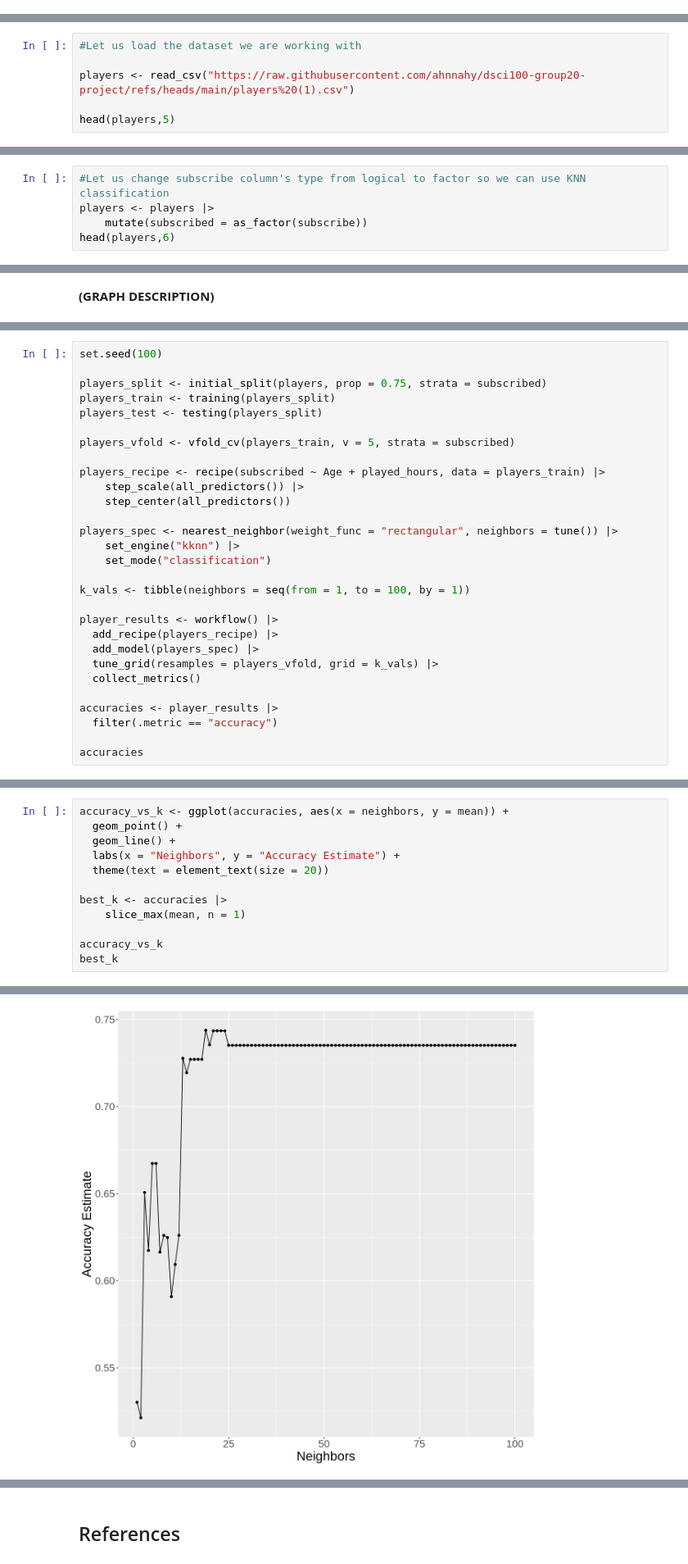
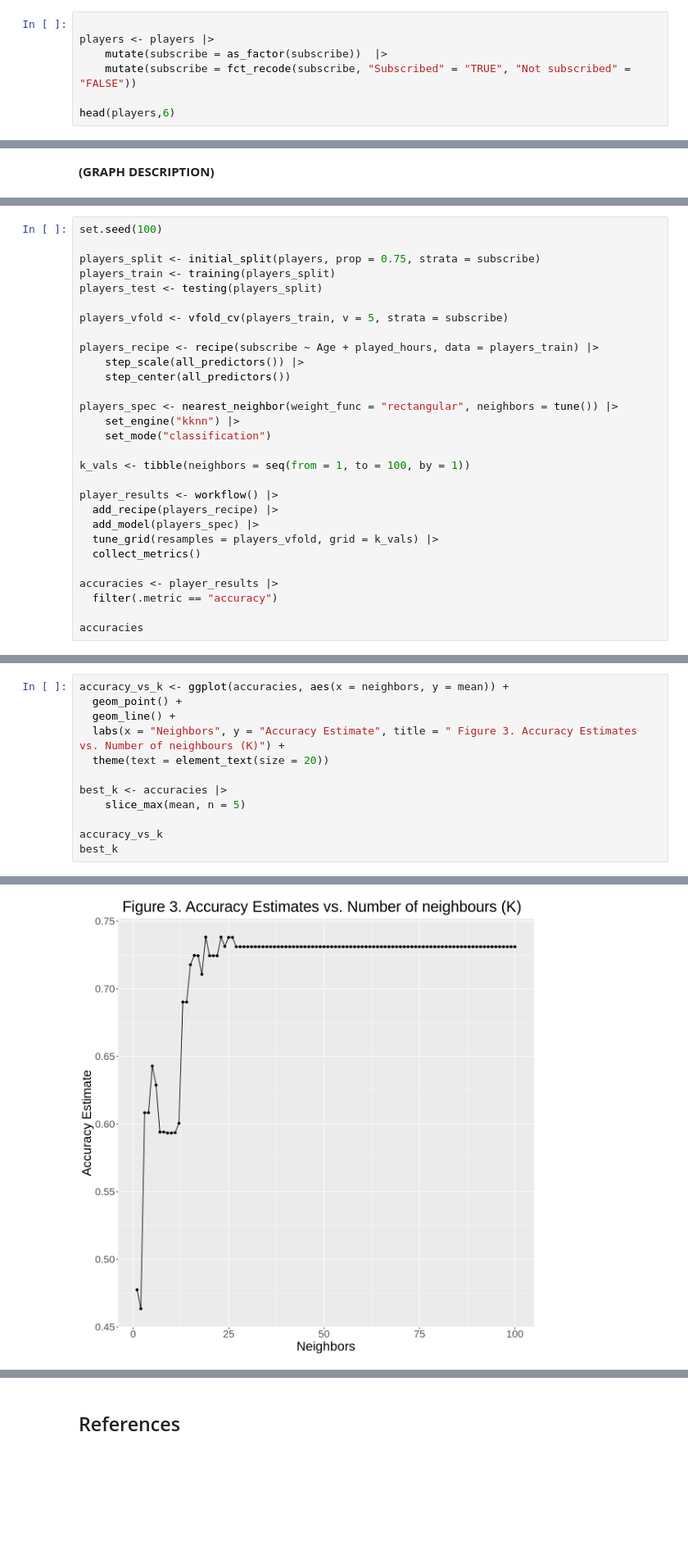
Before and after one commit to ahnnahy/dsci100-group20-project, a Jupyter notebook: Project Final Report.ipynb, the cells around one changed output, grey strips where cells are left out. Shown at 82% size. Drawn from its saved outputs; the diff is of its cells as text; blank space fills up the shorter version.

```diff
--- a/Project Final Report.ipynb
+++ b/Project Final Report.ipynb
@@ -64,0 +67,7 @@ These data, collected from https://plaicraft.ai/, may have potential issues with
+# %%
+
+players <- players |>
+    mutate(subscribe = as_factor(subscribe))  |>
+    mutate(subscribe = fct_recode(subscribe, "Subscribed" = "TRUE", "Not subscribed" = "FALSE"))
+
+head(players,6)
@@ -66,9 +98,3 @@ These data, collected from https://plaicraft.ai/, may have potential issues with
 ## 2.0 Methods
 # %% [markdown]
 ### 2.1 Distribution of Data
-# %%
-#Let us load the dataset we are working with
-
-players <- read_csv("https://raw.githubusercontent.com/ahnnahy/dsci100-group20-project/refs/heads/main/players%20(1).csv")
-
-head(players,5)
@@ -114,8 +119,3 @@ It was found through `Figure 1.` that the distribution of subscribed and unsubsc
 ### Method to address our question
 
 To address our question, we will use **KNN classification** with nearest neighbours to predict a player's subscription status based on total hours spent on the server and age. To apply this method, we will assume that the player's age was reported honestly and accurately. Potential limitations include insufficient data points to make accurate predictions and an uneven distribution of subscribed and unsubscribed players. We will split the data into a training set (75%) and a test set (25%), then use 5-fold cross-validation to find the best number of nearest neighbours and evaluate the model's accuracy on the test set.
-# %%
-#Let us change subscribe column's type from logical to factor so we can use KNN classification
-players <- players |>
-    mutate(subscribed = as_factor(subscribe))
-head(players,6)
@@ -149,13 +140,13 @@ Warning message:
 # %%
 set.seed(100)
 
-players_split <- initial_split(players, prop = 0.75, strata = subscribed)
+players_split <- initial_split(players, prop = 0.75, strata = subscribe)
 players_train <- training(players_split)
 players_test <- testing(players_split)
 
-players_vfold <- vfold_cv(players_train, v = 5, strata = subscribed)
+players_vfold <- vfold_cv(players_train, v = 5, strata = subscribe)
 
-players_recipe <- recipe(subscribed ~ Age + played_hours, data = players_train) |>
+players_recipe <- recipe(subscribe ~ Age + played_hours, data = players_train) |>
     step_scale(all_predictors()) |>
     step_center(all_predictors())
 
@@ -200,11 +181,11 @@ A tibble: 100 × 7
 accuracy_vs_k <- ggplot(accuracies, aes(x = neighbors, y = mean)) +
   geom_point() +
   geom_line() +
-  labs(x = "Neighbors", y = "Accuracy Estimate") +
+  labs(x = "Neighbors", y = "Accuracy Estimate", title = " Figure 3. Accuracy Estimates vs. Number of neighbours (K)") +
   theme(text = element_text(size = 20))
 
 best_k <- accuracies |>
-    slice_max(mean, n = 1)
+    slice_max(mean, n = 5)
 
 accuracy_vs_k
 best_k
@@ -216,2 +201,2 @@ A tibble: 1 × 7
-[figure, old version]
+[figure, new version]
 # %% [markdown]
```
Also changed, not shown: parts of 18 cells of this notebook.
